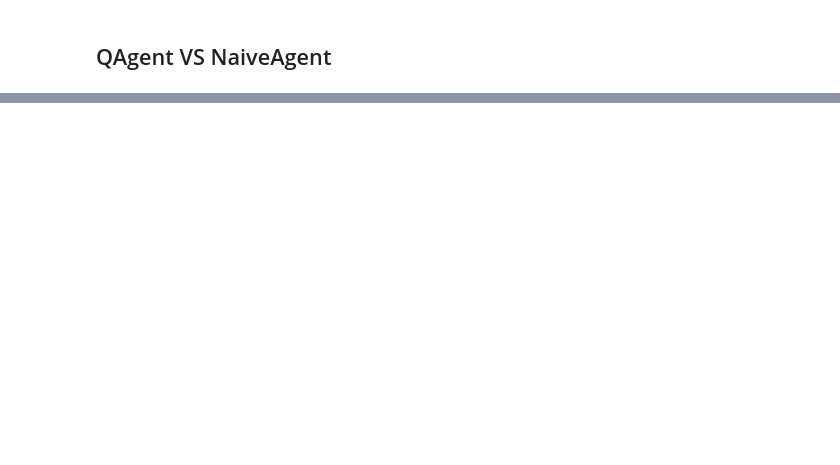
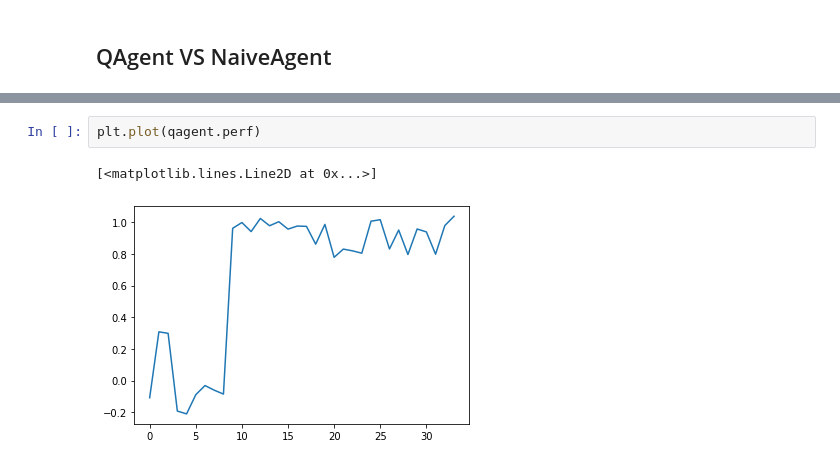
Before and after one commit to NathanJanniaux/Reinforcement-learning-Leduc-Poker, a Jupyter notebook: Leduc_Push_Fold_last.ipynb, the cells around one changed output, grey strips where cells are left out. Saved outputs shown, nothing was run; the diff lists cells and outputs as text; blank space fills up the shorter version.

```diff
--- a/Leduc_Push_Fold_last.ipynb
+++ b/Leduc_Push_Fold_last.ipynb
@@ -298,0 +352,5 @@ plt.plot(qagent.perf)
+# %%
+plt.plot(qagent.perf)
+# %% [output]
+[<matplotlib.lines.Line2D at 0x...>]
+[figure, added]
```
Also changed, not shown: parts of 10 cells of this notebook, 1 other file.
